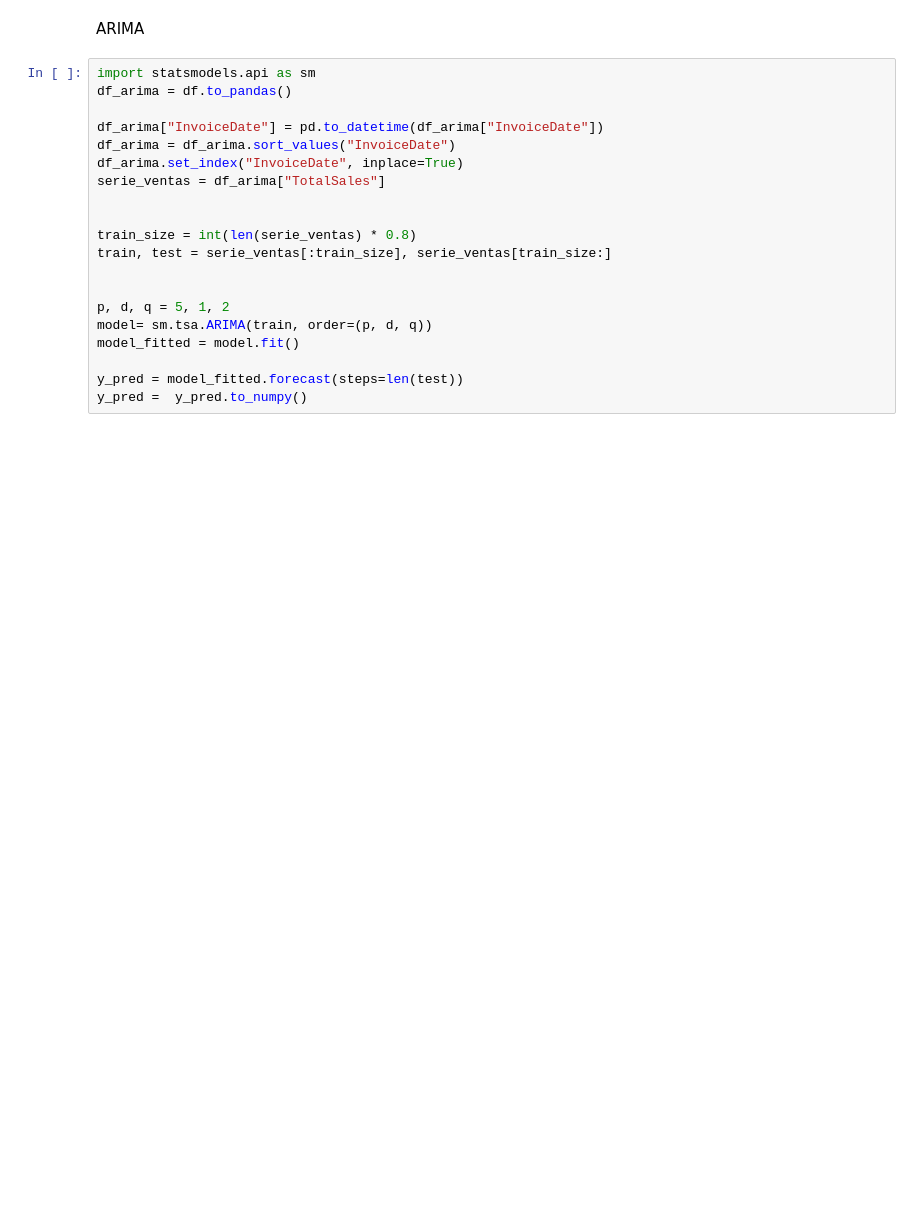
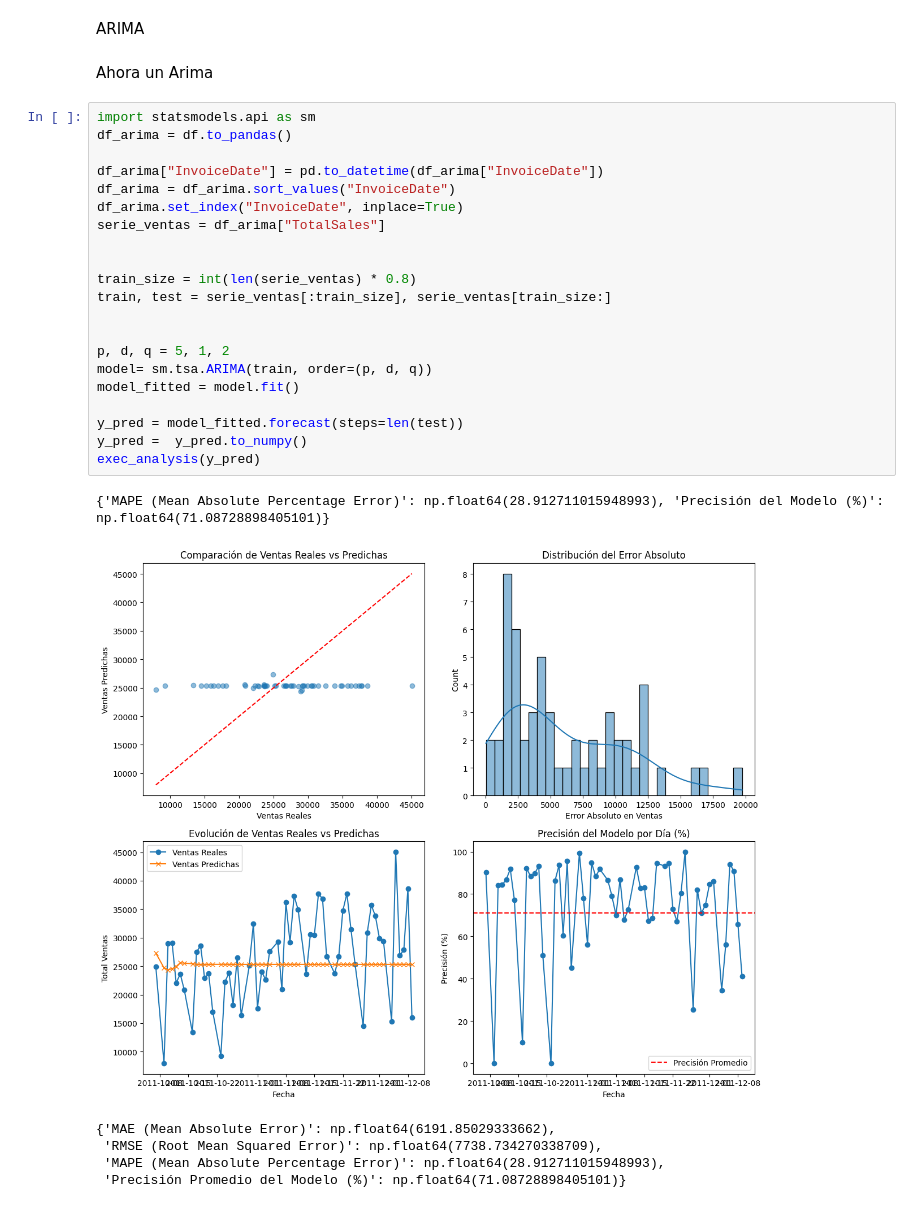
Before and after one commit to Thepelican18/Master_AI_group_activity_1, a Jupyter notebook: model_testing.ipynb, the cells around one changed output. Saved outputs shown, nothing was run; the diff lists cells and outputs as text; blank space fills up the shorter version.

```diff
--- a/model_testing.ipynb
+++ b/model_testing.ipynb
@@ -85,22 +186,32 @@ array([21403.3469    , 11001.2391    , 22937.08773962, 17592.41292   ,
 # %% [markdown]
 ARIMA
+# %% [markdown]
+Ahora un Arima
 # %%
 import statsmodels.api as sm
 df_arima = df.to_pandas()
 
 df_arima["InvoiceDate"] = pd.to_datetime(df_arima["InvoiceDate"])
 df_arima = df_arima.sort_values("InvoiceDate")
 df_arima.set_index("InvoiceDate", inplace=True)
 serie_ventas = df_arima["TotalSales"]
 
 
 train_size = int(len(serie_ventas) * 0.8)
 train, test = serie_ventas[:train_size], serie_ventas[train_size:]
 
 
 p, d, q = 5, 1, 2
 model= sm.tsa.ARIMA(train, order=(p, d, q))
 model_fitted = model.fit()
 
 y_pred = model_fitted.forecast(steps=len(test))
 y_pred =  y_pred.to_numpy()
+exec_analysis(y_pred)
+# %% [output]
+{'MAPE (Mean Absolute Percentage Error)': np.float64(28.912711015948993), 'Precisión del Modelo (%)': np.float64(71.08728898405101)}
+[figure, added]
+{'MAE (Mean Absolute Error)': np.float64(6191.85029333662),
+ 'RMSE (Root Mean Squared Error)': np.float64(7738.734270338709),
+ 'MAPE (Mean Absolute Percentage Error)': np.float64(28.912711015948993),
+ 'Precisión Promedio del Modelo (%)': np.float64(71.08728898405101)}
```
Also changed, not shown: parts of 19 cells of this notebook, 1 other file.
